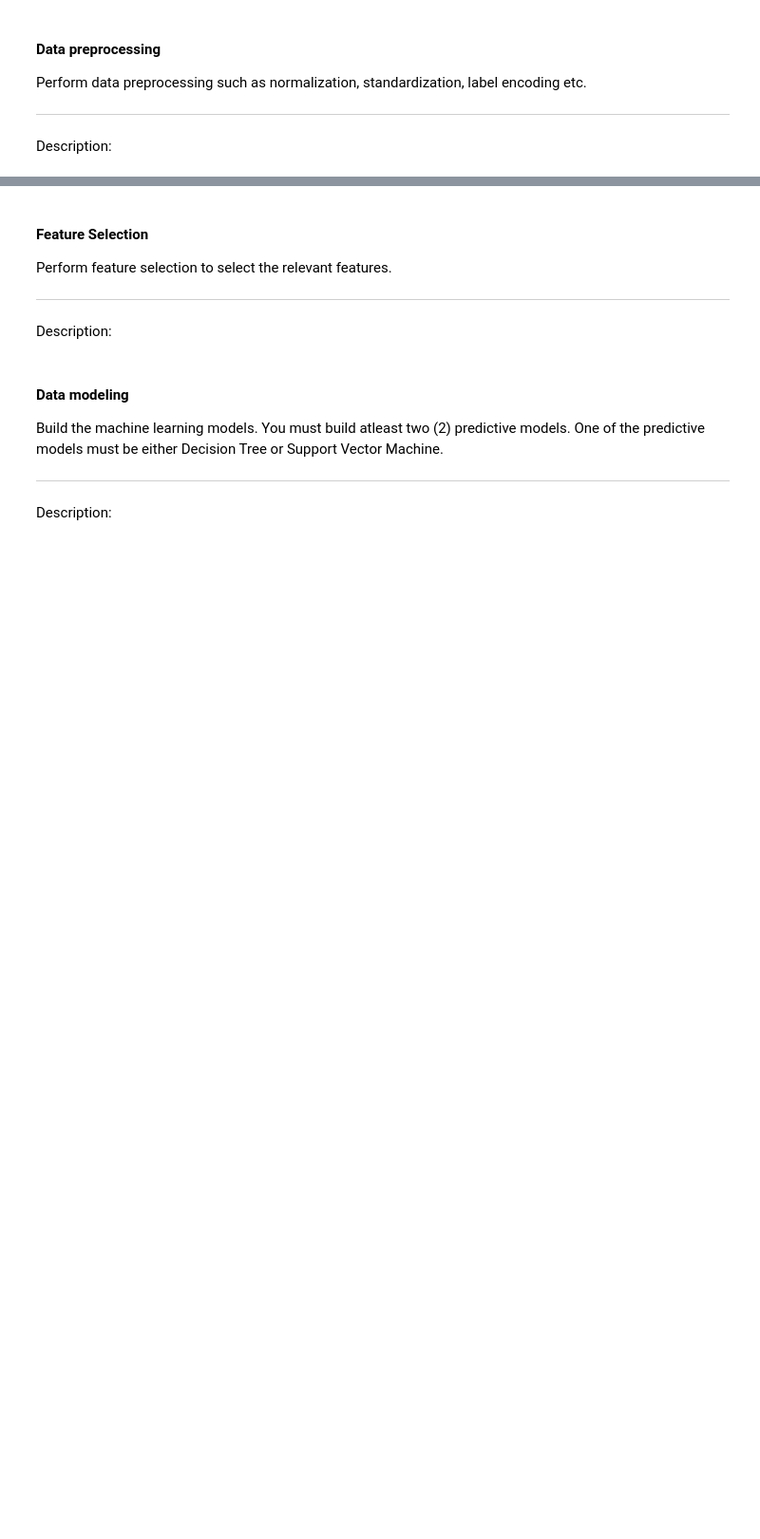
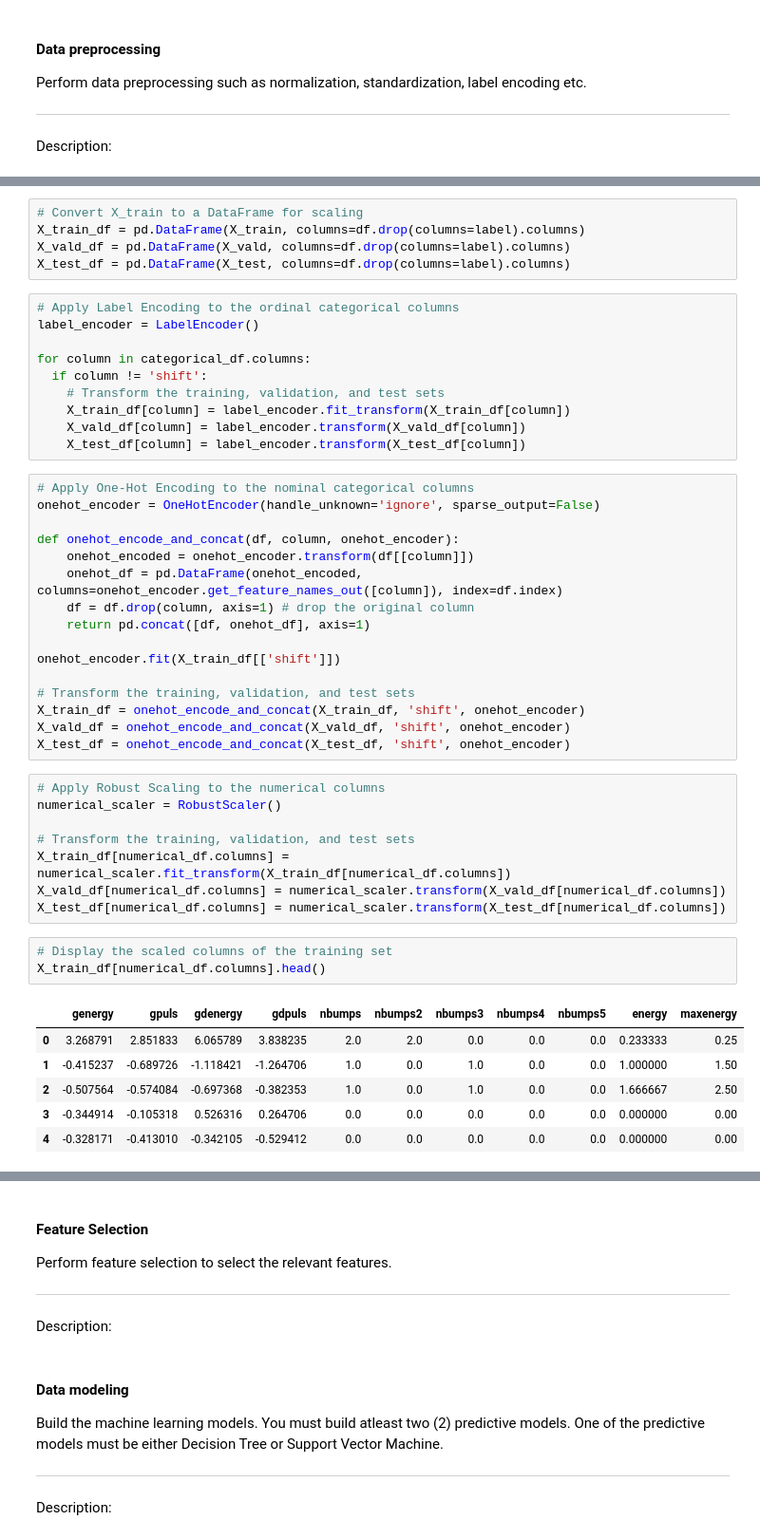
Before and after one commit to WenHao1223/cpc251-proj, a Jupyter notebook: Seismic/CPC251_Project_Part1_Seismic6.ipynb, the cells around one changed output, grey strips where cells are left out. Shown: that part at 95% size. Drawn from its saved outputs; the diff is of its cells as text; blank space fills up the shorter version.

Commit message:
Feat: label encoding

```diff
--- a/Seismic/CPC251_Project_Part1_Seismic6.ipynb
+++ b/Seismic/CPC251_Project_Part1_Seismic6.ipynb
@@ -284,0 +361,49 @@ Description:
+# %%
+# Convert X_train to a DataFrame for scaling
+X_train_df = pd.DataFrame(X_train, columns=df.drop(columns=label).columns)
+X_vald_df = pd.DataFrame(X_vald, columns=df.drop(columns=label).columns)
+X_test_df = pd.DataFrame(X_test, columns=df.drop(columns=label).columns)
+# %%
+# Apply Label Encoding to the ordinal categorical columns
+label_encoder = LabelEncoder()
+
+for column in categorical_df.columns:
+  if column != 'shift':
+    # Transform the training, validation, and test sets
+    X_train_df[column] = label_encoder.fit_transform(X_train_df[column])
+    X_vald_df[column] = label_encoder.transform(X_vald_df[column])
+    X_test_df[column] = label_encoder.transform(X_test_df[column])
+# %%
+# Apply One-Hot Encoding to the nominal categorical columns
+onehot_encoder = OneHotEncoder(handle_unknown='ignore', sparse_output=False)
+
+def onehot_encode_and_concat(df, column, onehot_encoder):
+    onehot_encoded = onehot_encoder.transform(df[[column]])
+    onehot_df = pd.DataFrame(onehot_encoded, columns=onehot_encoder.get_feature_names_out([column]), index=df.index)
+    df = df.drop(column, axis=1) # drop the original column
+    return pd.concat([df, onehot_df], axis=1)
+
+onehot_encoder.fit(X_train_df[['shift']])
+
+# Transform the training, validation, and test sets
+X_train_df = onehot_encode_and_concat(X_train_df, 'shift', onehot_encoder)
+X_vald_df = onehot_encode_and_concat(X_vald_df, 'shift', onehot_encoder)
+X_test_df = onehot_encode_and_concat(X_test_df, 'shift', onehot_encoder)
+# %%
+# Apply Robust Scaling to the numerical columns
+numerical_scaler = RobustScaler()
+
+# Transform the training, validation, and test sets
+X_train_df[numerical_df.columns] = numerical_scaler.fit_transform(X_train_df[numerical_df.columns])
+X_vald_df[numerical_df.columns] = numerical_scaler.transform(X_vald_df[numerical_df.columns])
+X_test_df[numerical_df.columns] = numerical_scaler.transform(X_test_df[numerical_df.columns])
+# %%
+# Display the scaled columns of the training set
+X_train_df[numerical_df.columns].head()
+# %% [output]
+|  | genergy | gpuls | gdenergy | gdpuls | nbumps | nbumps2 | nbumps3 | nbumps4 | nbumps5 | energy | maxenergy |
+| 0 | 3.268791 | 2.851833 | 6.065789 | 3.838235 | 2.0 | 2.0 | 0.0 | 0.0 | 0.0 | 0.233333 | 0.25 |
+| 1 | -0.415237 | -0.689726 | -1.118421 | -1.264706 | 1.0 | 0.0 | 1.0 | 0.0 | 0.0 | 1.000000 | 1.50 |
+| 2 | -0.507564 | -0.574084 | -0.697368 | -0.382353 | 1.0 | 0.0 | 1.0 | 0.0 | 0.0 | 1.666667 | 2.50 |
+| 3 | -0.344914 | -0.105318 | 0.526316 | 0.264706 | 0.0 | 0.0 | 0.0 | 0.0 | 0.0 | 0.000000 | 0.00 |
+| 4 | -0.328171 | -0.413010 | -0.342105 | -0.529412 | 0.0 | 0.0 | 0.0 | 0.0 | 0.0 | 0.000000 | 0.00 |
```
Also changed, not shown: parts of 13 cells of this notebook.
